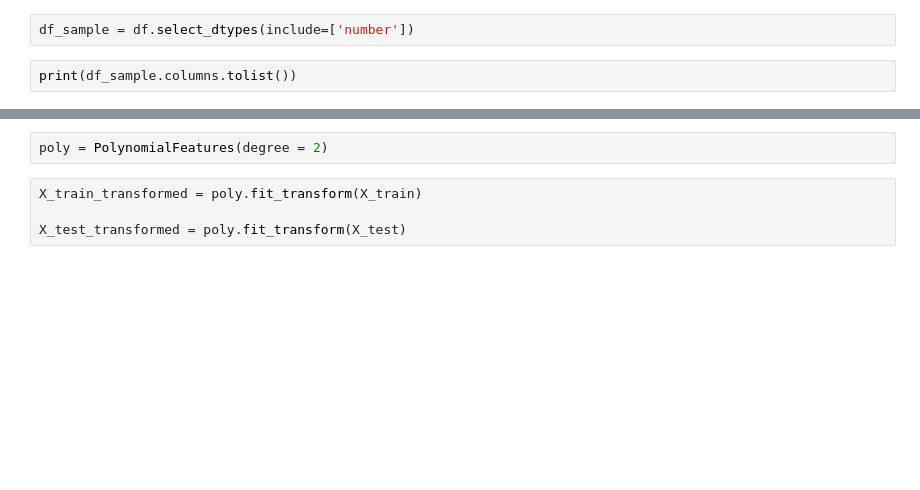
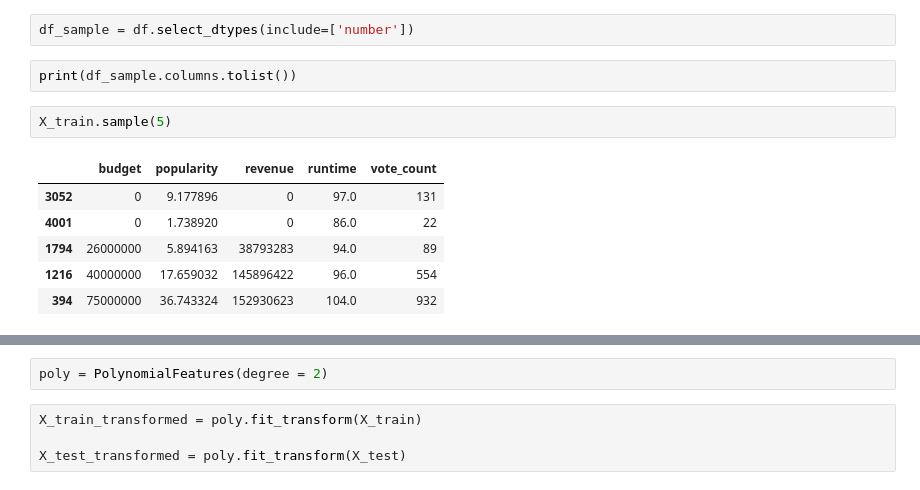
Before and after one commit to pereiranuno/MovieRating, a Jupyter notebook: pf_np_group_project.ipynb, the cells around one changed output, grey strips where cells are left out. Cells and saved outputs as stored; diff of their text form; blank space fills up the shorter version.

```diff
--- a/pf_np_group_project.ipynb
+++ b/pf_np_group_project.ipynb
@@ -496,3 +623,12 @@ print(df['runtime'].describe())
 df_sample = df.select_dtypes(include=['number'])
 # %%
 print(df_sample.columns.tolist())
+# %%
+X_train.sample(5)
+# %% [output]
+|  | budget | popularity | revenue | runtime | vote_count |
+| 3052 | 0 | 9.177896 | 0 | 97.0 | 131 |
+| 4001 | 0 | 1.738920 | 0 | 86.0 | 22 |
+| 1794 | 26000000 | 5.894163 | 38793283 | 94.0 | 89 |
+| 1216 | 40000000 | 17.659032 | 145896422 | 96.0 | 554 |
+| 394 | 75000000 | 36.743324 | 152930623 | 104.0 | 932 |
```
Also changed, not shown: parts of 28 cells of this notebook.
